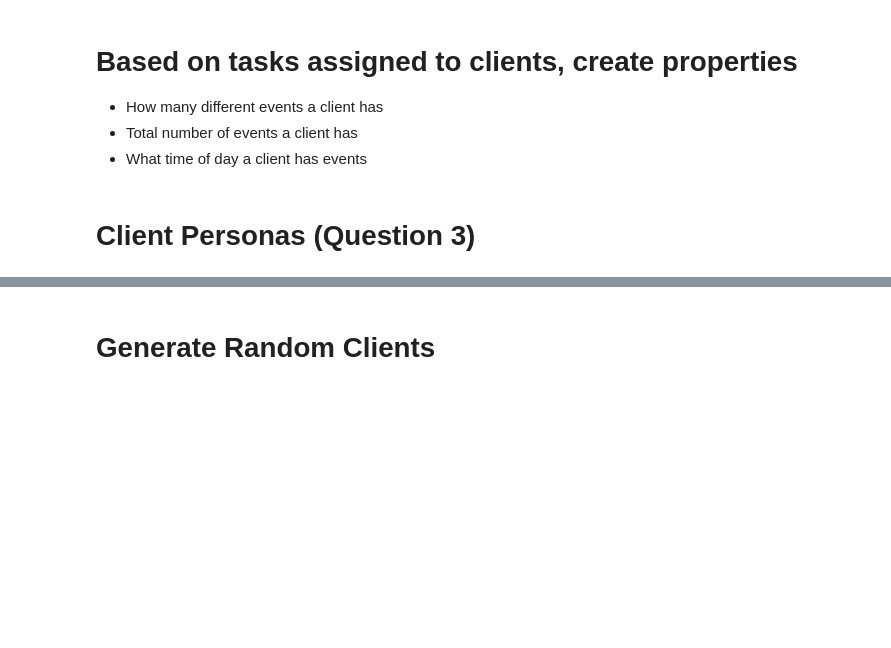
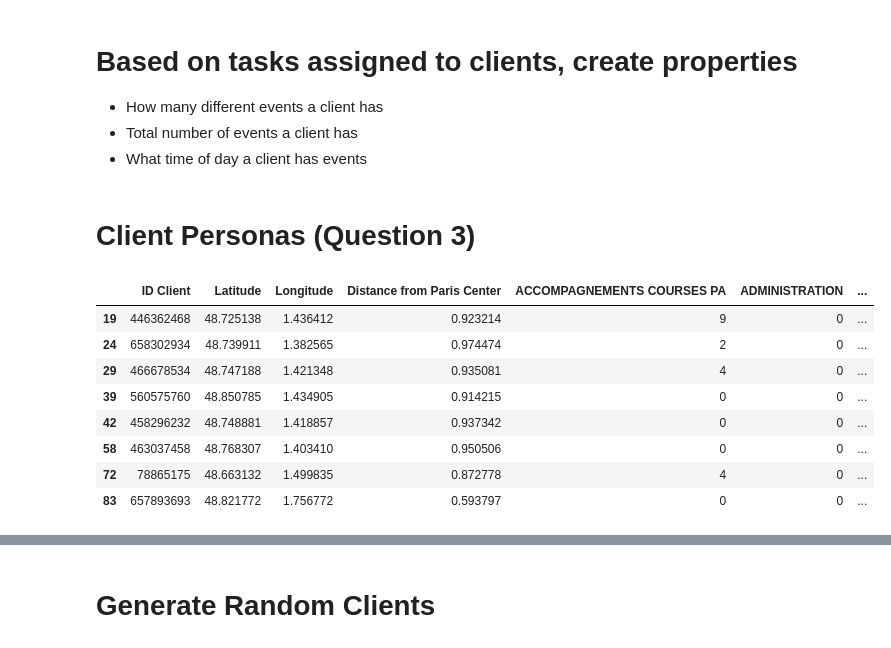
Before and after one commit to stlbnmaria/care-agenda-optimisation, a Jupyter notebook: notebooks/ClientClustering.ipynb, the cells around one changed output, grey strips where cells are left out. Cells and saved outputs as stored; diff of their text form; code cells hidden in the pictures; blank space fills up the shorter version.

```diff
--- a/notebooks/ClientClustering.ipynb
+++ b/notebooks/ClientClustering.ipynb
@@ -134,15 +152,25 @@ combined_client_data["Distance from Paris Center"] = clients_df[
 # %%
 # Persona A: Central City Dweller Needing Regular Meals
 persona_a_clients = combined_client_data[
     (
         combined_client_data["Distance from Paris Center"]
         <= combined_client_data["Distance from Paris Center"].quantile(0.25)
     )
     & (combined_client_data["REPAS"] > 0)
-].head()
+]# .head()
 
 
 persona_a_clients
+# %% [output]
+|  | ID Client | Latitude | Longitude | Distance from Paris Center | ACCOMPAGNEMENTS COURSES PA | ADMINISTRATION | ... |
+| 19 | 446362468 | 48.725138 | 1.436412 | 0.923214 | 9 | 0 | ... |
+| 24 | 658302934 | 48.739911 | 1.382565 | 0.974474 | 2 | 0 | ... |
+| 29 | 466678534 | 48.747188 | 1.421348 | 0.935081 | 4 | 0 | ... |
+| 39 | 560575760 | 48.850785 | 1.434905 | 0.914215 | 0 | 0 | ... |
+| 42 | 458296232 | 48.748881 | 1.418857 | 0.937342 | 0 | 0 | ... |
+| 58 | 463037458 | 48.768307 | 1.403410 | 0.950506 | 0 | 0 | ... |
+| 72 | 78865175 | 48.663132 | 1.499835 | 0.872778 | 4 | 0 | ... |
+| 83 | 657893693 | 48.821772 | 1.756772 | 0.593797 | 0 | 0 | ... |
 # %%
 # Persona B: Suburban Senior with Mobility Assistance Needs
 persona_b_clients = combined_client_data[
```
Also changed, not shown: parts of 24 cells of this notebook.
